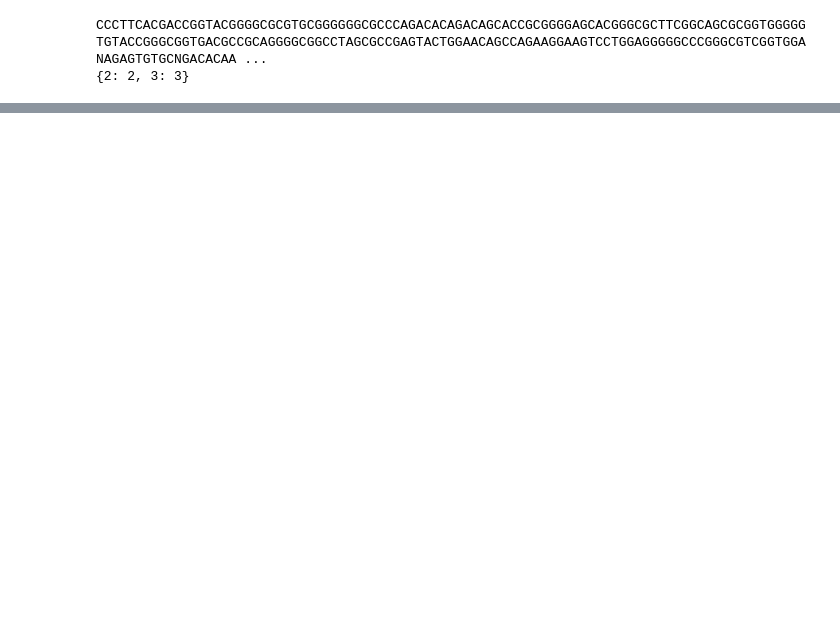
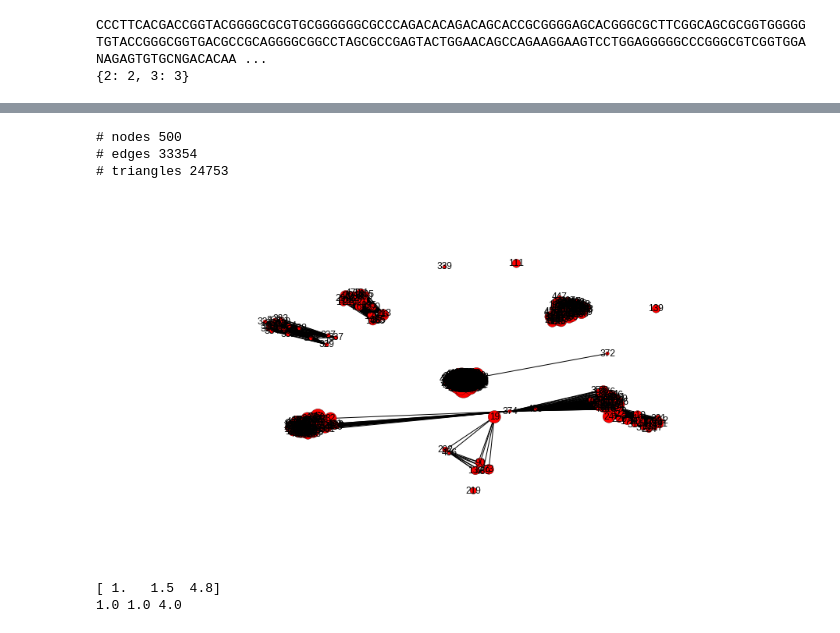
Before and after one commit to imminfo/hex, a Jupyter notebook: hex.ipynb, the cells around one changed output, grey strips where cells are left out. Cells and saved outputs as stored; diff of their text form; code cells hidden in the pictures; blank space fills up the shorter version.

```diff
--- a/hex.ipynb
+++ b/hex.ipynb
@@ -117,8 +130,14 @@ def single_graph(sequences, max_err):
         node_sizes[i] = 20 + 600 * (node_sizes[i] - node_sizes_min) / (node_sizes_max - node_sizes_min)
 
     G = make_graph_old(sequences, max_err)
-    print(G.number_of_nodes())
-    print(G.number_of_edges())
+    print("# nodes", G.number_of_nodes())
+    print("# edges", G.number_of_edges())
+    print("# triangles", nx.triangles(G, 0))
+
+#     for x in nx.enumerate_all_cliques(G):
+#         if len(x) == 3 or len(x) == 4:
+#             print(x)
+
     pos = nx.spring_layout(G, k = .25)
     nx.draw(G, pos, node_size = node_sizes)
     nx.draw_networkx_labels(G, pos)
@@ -137,36 +156,42 @@ def make_graph(minors, majors, max_err):
                 G.add_edge(i, len(minors) + j)
                 neis[majors[j][0]].append(i)
     return G, neis
 
 
 def bigraph(minors, majors, max_err):
     node_sizes = [math.log2(x[1]) for x in minors + majors]
     node_sizes_min = min(node_sizes)
     node_sizes_max = max(node_sizes)
     for i in range(len(node_sizes)):
         node_sizes[i] = 20 + 600 * (node_sizes[i] - node_sizes_min) / (node_sizes_max - node_sizes_min)
 
     G, neis = make_graph(minors, majors, max_err)
-    print(G.number_of_nodes())
-    print(G.number_of_edges())
+    print("# nodes", G.number_of_nodes())
+    print("# edges", G.number_of_edges())
+    print("# triangles", nx.triangles(G, 0))
     pos = nx.spring_layout(G, k = .25)
     # nx.draw(G, pos, node_size = node_sizes)
     nx.draw_networkx_nodes(G,
                            pos,
                            nodelist=range(len(minors)),
                            node_color="r",
                            node_size=node_sizes[:len(minors)])
     nx.draw_networkx_nodes(G,
                            pos,
                            nodelist=range(len(minors), len(majors) + len(minors)),
                            node_color="b",
                            node_size = node_sizes[len(minors) : len(majors) + len(minors)])
     nx.draw_networkx_edges(G, pos)
     nx.draw_networkx_labels(G, pos)
     plt.show()
 
 
-bigraph(minors, majors, 10)
-single_graph(minors, 3)
-single_graph(majors, 1)
+# bigraph(minors, majors, 10)
+#single_graph(minors, 10)
+single_graph(majors, 10)
+# %% [output]
+# nodes 500
+# edges 33354
+# triangles 24753
+[figure, added]
 # %%
@@ -179,0 +207,10 @@ pos = nx.spring_layout(G, k = .2)
+# %%
+# G = make_graph_old(majors, 20)
+# comms = nx.community.k_clique_communities(G)
+import numpy as np
+a,b,c = np.trunc(np.percentile([1,1,1,2,3,45,3,5,3,1,1,1], [10, 50, 90]))
+print(np.percentile([1,1,1,2,3,45,3,5,3,1,1,1], [10, 50, 90]))
+print(a,b,c)
+# %% [output]
+[ 1.   1.5  4.8]
+1.0 1.0 4.0
```
Also changed, not shown: parts of 4 cells of this notebook, 1 other file.
